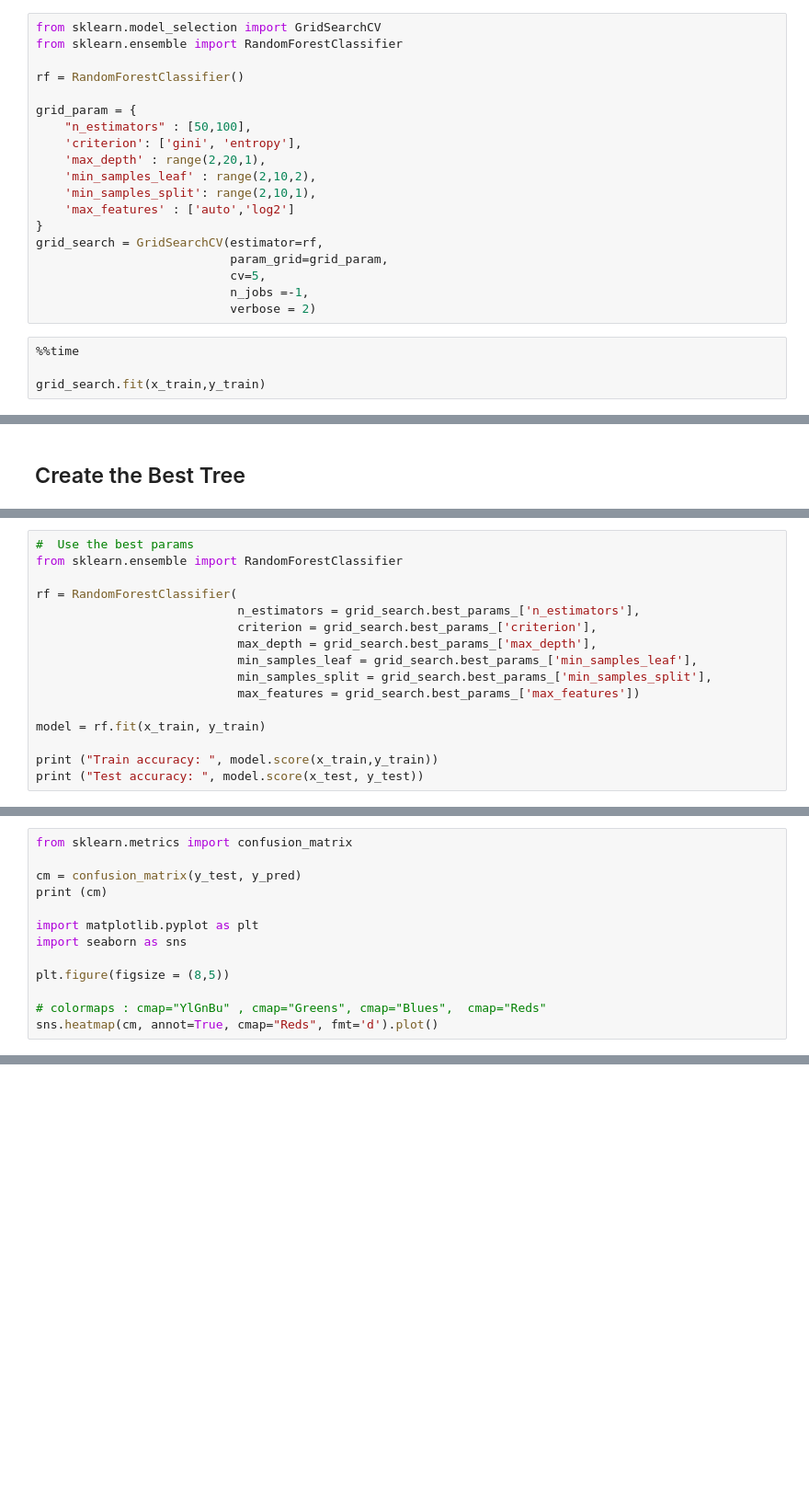
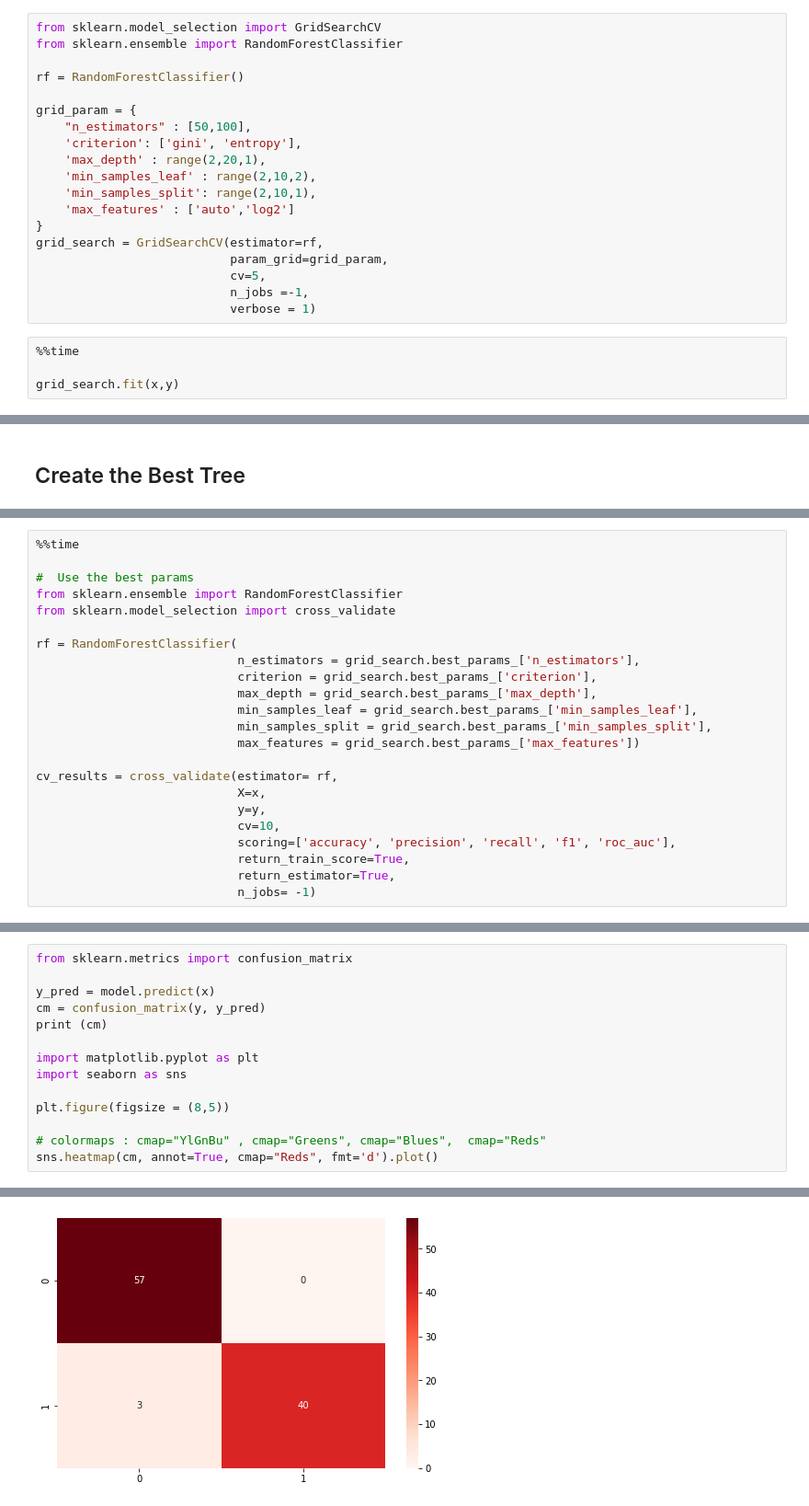
Before and after one commit to elephantscale/machine-learning-workshop, a Jupyter notebook: trees/random-forest-1-college-admission.ipynb, the cells around one changed output, grey strips where cells are left out. Shown at 92% size. Cells and saved outputs as stored; diff of their text form; blank space fills up the shorter version.

```diff
--- a/trees/random-forest-1-college-admission.ipynb
+++ b/trees/random-forest-1-college-admission.ipynb
@@ -169,8 +250,8 @@ grid_search = GridSearchCV(estimator=rf,
                            param_grid=grid_param,
                            cv=5,
                            n_jobs =-1,
-                           verbose = 2)
+                           verbose = 1)
 # %%
 %%time
 
-grid_search.fit(x_train,y_train)
+grid_search.fit(x,y)
@@ -183,6 +300,9 @@ print("best score: ", grid_search.best_score_)
 # %%
+%%time
+
 #  Use the best params
 from sklearn.ensemble import RandomForestClassifier
+from sklearn.model_selection import cross_validate
 
 rf = RandomForestClassifier(
                             n_estimators = grid_search.best_params_['n_estimators'],
@@ -192,7 +312,11 @@ rf = RandomForestClassifier(
                             min_samples_split = grid_search.best_params_['min_samples_split'],
                             max_features = grid_search.best_params_['max_features'])
 
-model = rf.fit(x_train, y_train)
-
-print ("Train accuracy: ", model.score(x_train,y_train))
-print ("Test accuracy: ", model.score(x_test, y_test))
+cv_results = cross_validate(estimator= rf,
+                            X=x,
+                            y=y,
+                            cv=10,
+                            scoring=['accuracy', 'precision', 'recall', 'f1', 'roc_auc'],
+                            return_train_score=True,
+                            return_estimator=True,
+                            n_jobs= -1)
@@ -199,7 +357,8 @@ print ("Test accuracy: ", model.score(x_test, y_test))
 # %%
 from sklearn.metrics import confusion_matrix
 
-cm = confusion_matrix(y_test, y_pred)
+y_pred = model.predict(x)
+cm = confusion_matrix(y, y_pred)
 print (cm)
 
 import matplotlib.pyplot as plt
@@ -209,3 +368,4 @@ plt.figure(figsize = (8,5))
 
 # colormaps : cmap="YlGnBu" , cmap="Greens", cmap="Blues",  cmap="Reds"
 sns.heatmap(cm, annot=True, cmap="Reds", fmt='d').plot()
+# %% [output]
@@ -211,0 +375 @@ sns.heatmap(cm, annot=True, cmap="Reds", fmt='d').plot()
+[figure, added]
```
Also changed, not shown: parts of 21 cells of this notebook, 1 other file.
